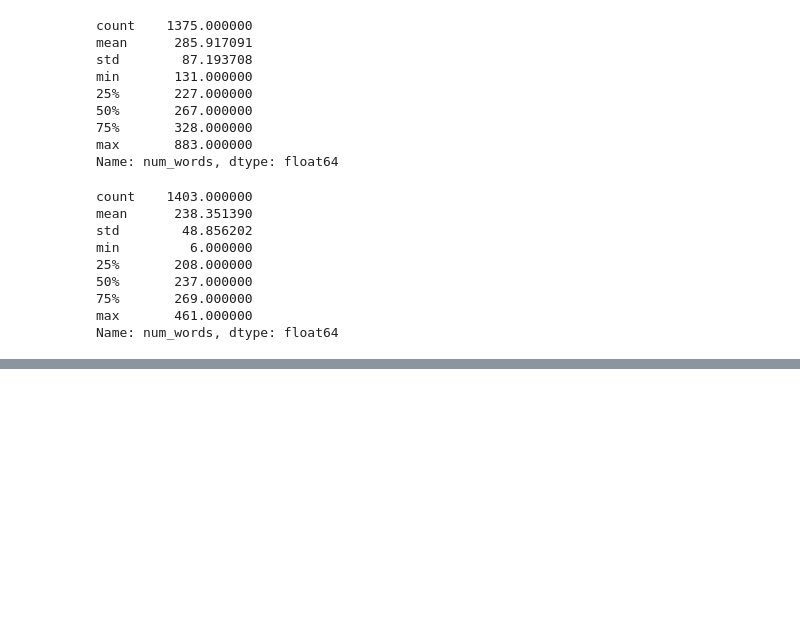
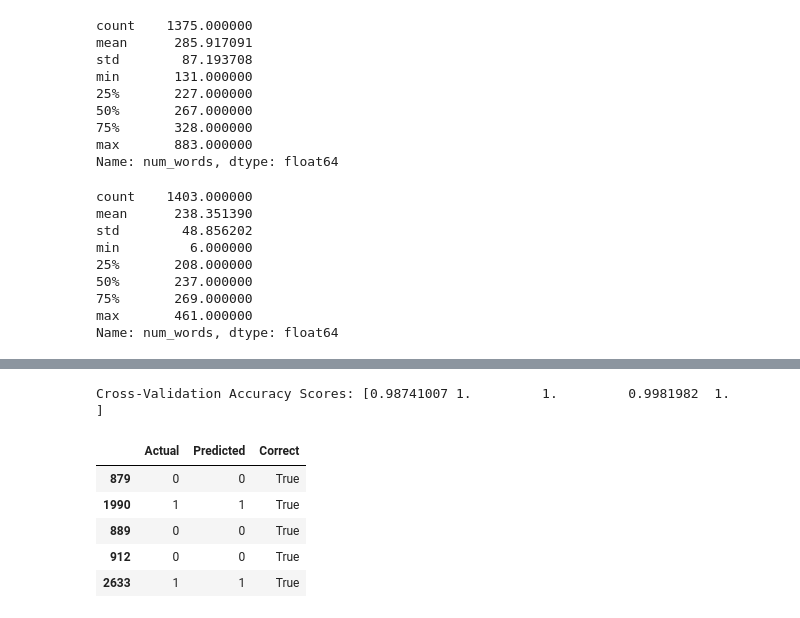
Before and after one commit to pauloakira/ai-detection-generated-text, a Jupyter notebook: analysis_notebook.ipynb, the cells around one changed output, grey strips where cells are left out. Saved outputs shown, nothing was run; the diff lists cells and outputs as text; code cells hidden in the pictures; blank space fills up the shorter version.

Commit message:
Multinomial Naive Bayes

```diff
--- a/analysis_notebook.ipynb
+++ b/analysis_notebook.ipynb
@@ -244,0 +216,8 @@ print(combined_features.shape)
+# %%
+# TF-IDF matrix with and without additional features
+tfidf_matrix = utils.tfidfVectorizer(newTrainDf)
+tfidf_matrix_with_features = utils.tfidfVectorizer(newTrainDf, True)
+
+print("------Shape of the TF-IDF matrix------")
+print(f"TF-IDF matrix: {tfidf_matrix.shape}")
+print(f"TF-IDF matrix with neumerical features: {tfidf_matrix_with_features.shape}")
@@ -244,0 +228,9 @@ print(combined_features.shape)
+# %%
+from sklearn.model_selection import train_test_split
+from sklearn.naive_bayes import MultinomialNB
+from sklearn.metrics import classification_report, accuracy_score
+
+X = tfidf_matrix
+y = newTrainDf['generated']
+
+X_train, X_test, y_train, y_test = train_test_split(X, y, test_size=0.2, random_state=42)
@@ -244,0 +255,31 @@ print(combined_features.shape)
+# %%
+from sklearn.model_selection import cross_val_score
+from sklearn.naive_bayes import MultinomialNB
+
+# Assuming tfidf_matrix is your feature matrix and y is the target variable
+model = MultinomialNB()
+scores = cross_val_score(model, tfidf_matrix, y, cv=5, scoring='accuracy')
+
+print("Cross-Validation Accuracy Scores:", scores)
+# %% [output]
+Cross-Validation Accuracy Scores: [0.98741007 1.         1.         0.9981982  1.        ]
+# %%
+
+# Create a DataFrame for analysis
+import pandas as pd
+error_df = pd.DataFrame({'Actual': y_test, 'Predicted': y_pred})
+error_df['Correct'] = error_df['Actual'] == error_df['Predicted']
+
+# Filter out incorrect predictions
+incorrect_predictions = error_df[error_df['Correct'] == False]
+
+# Now you can inspect incorrect_predictions DataFrame
+# %%
+error_df.head()
+# %% [output]
+|  | Actual | Predicted | Correct |
+| 879 | 0 | 0 | True |
+| 1990 | 1 | 1 | True |
+| 889 | 0 | 0 | True |
+| 912 | 0 | 0 | True |
+| 2633 | 1 | 1 | True |
```
Also changed, not shown: parts of 8 cells of this notebook, 2 other files.
